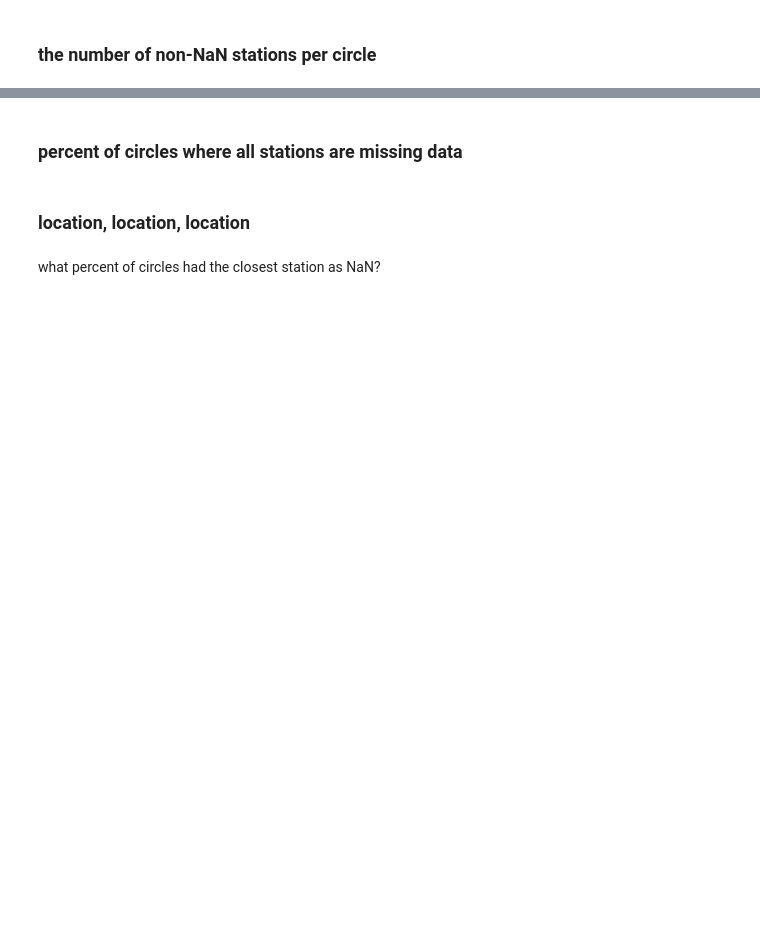
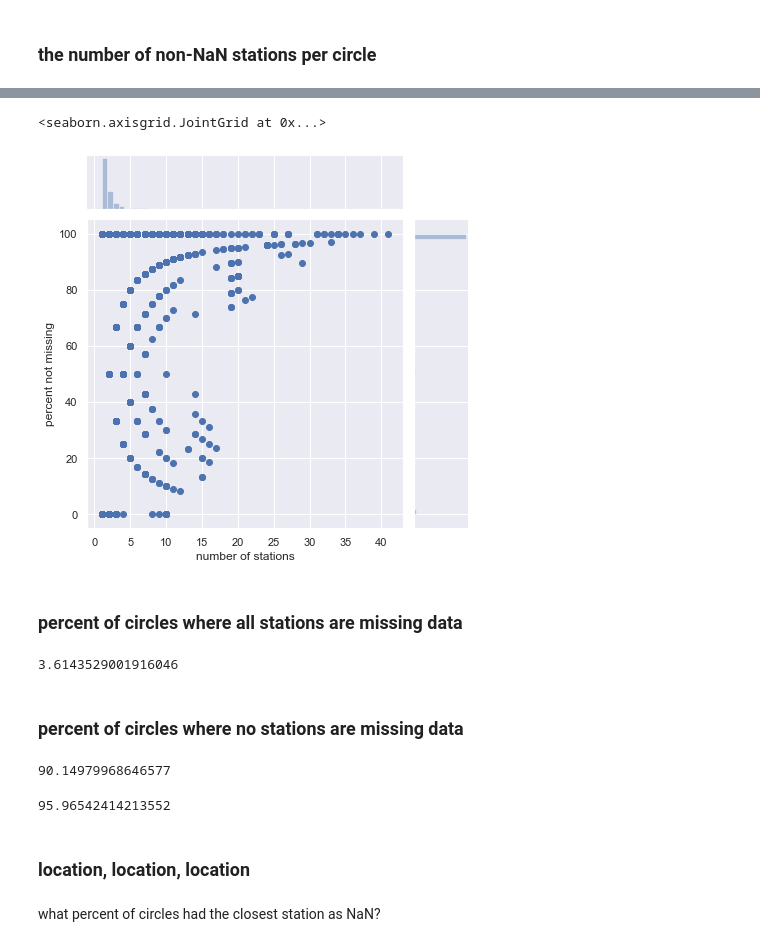
Before and after one commit to DataKind-DC/audubon-cbc, a Jupyter notebook: notebooks/2.1-rain-analysis.ipynb, the cells around one changed output, grey strips where cells are left out. Drawn from its saved outputs; the diff is of its cells as text; code cells hidden in the pictures; blank space fills up the shorter version.

```diff
--- a/notebooks/2.1-rain-analysis.ipynb
+++ b/notebooks/2.1-rain-analysis.ipynb
@@ -170,6 +170,9 @@ station_rain = station_rain.join(circle_obs)
 # %%
 station_rain['consensus'] = np.where((station_rain.p >= (1-AGREEMENT_THRESHOLD)) & (station_rain.p <= AGREEMENT_THRESHOLD),
                                      pd.NA, station_rain.p >= AGREEMENT_THRESHOLD)
+# %%
+for c in ['consensus', 'c_rain', 'rain_closest', 'rain_closest_notna']:
+    station_rain[c] = station_rain[c].astype('boolean')
 # %% [markdown]
 ## total stats
 # %% [markdown]
@@ -187,9 +216,24 @@ sns.distplot(station_rain.num_notna, kde=False).set_xlabel("number of non-NaN st
 # %%
-sns.jointplot(station_rain.num, station_rain.num_notna/station_rain.num * 100).set_axis_labels("number of stations", 'percent not NaN')
+sns.jointplot(station_rain.num, station_rain.num_notna/station_rain.num * 100).set_axis_labels("number of stations", 'percent not missing')
+# %% [output]
+<seaborn.axisgrid.JointGrid at 0x...>
+[figure, added]
 # %% [markdown]
 ### percent of circles where all stations are missing data
 # %%
-(station_rain.num_notna == 0).sum() / station_rain.size * 100
+(station_rain.num_notna == 0).sum() / len(station_rain) * 100
+# %% [output]
+3.6143529001916046
+# %% [markdown]
+### percent of circles where no stations are missing data
+# %%
+(station_rain.num_notna == station_rain.num).sum() / len(station_rain) * 100
+# %% [output]
+90.14979968646577
+# %%
+(station_rain.num_notna / station_rain.num >= 0.5).sum() / len(station_rain) * 100
+# %% [output]
+95.96542414213552
 # %% [markdown]
 ### location, location, location
 # %% [markdown]
```
Also changed, not shown: parts of 50 cells of this notebook.
